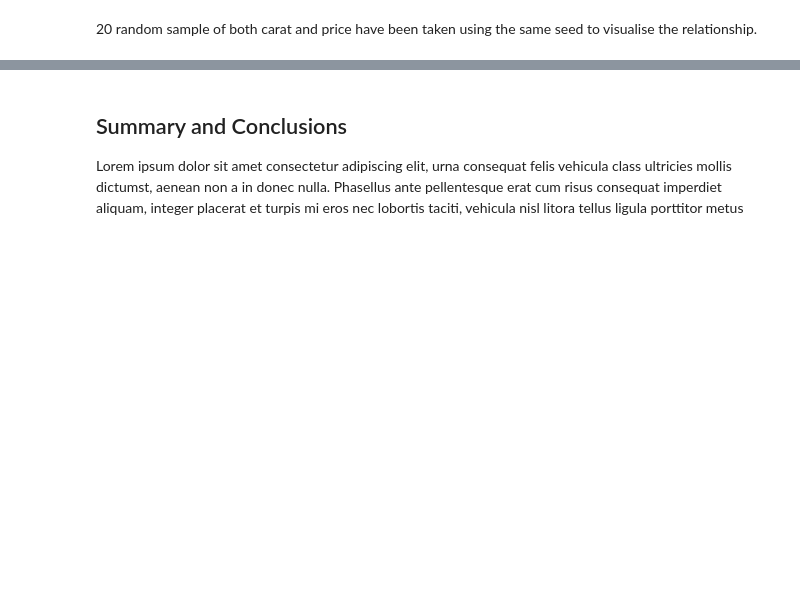
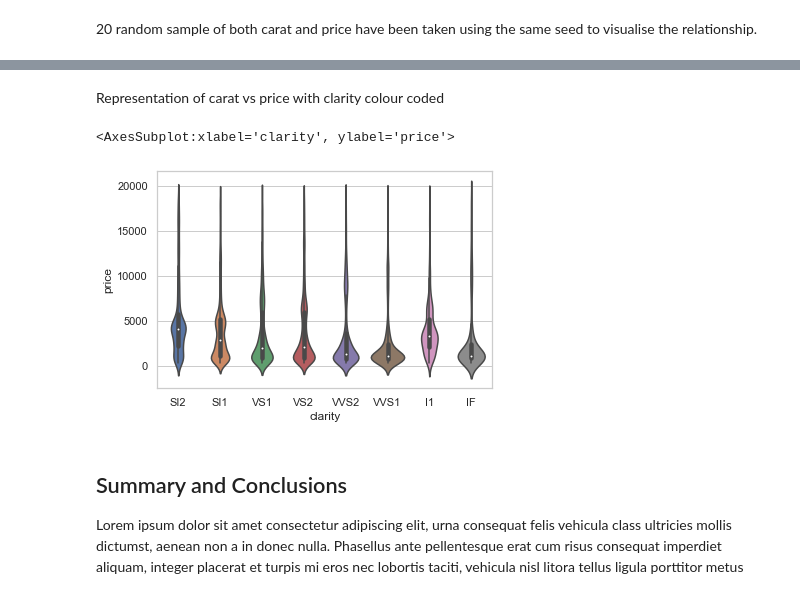
Before and after one commit to ritizzzz/math-phase1, a Jupyter notebook: phase1.ipynb, the cells around one changed output, grey strips where cells are left out. Saved outputs shown, nothing was run; the diff lists cells and outputs as text; code cells hidden in the pictures; blank space fills up the shorter version.

Commit message:
haha sea flap flap graph

```diff
--- a/phase1.ipynb
+++ b/phase1.ipynb
@@ -261,3 +259,11 @@ Representation of carat vs price with clarity colour coded
+# %% [markdown]
+Representation of carat vs price with clarity colour coded
+# %%
+sns.set_style()
+sns.violinplot(x='clarity', y='price', data=df)
+# %% [output]
+<AxesSubplot:xlabel='clarity', ylabel='price'>
+[figure, added]
 # %% [markdown]
 ## Summary and Conclusions
 Lorem ipsum dolor sit amet consectetur adipiscing elit, urna consequat felis vehicula class ultricies mollis dictumst, aenean non a in donec nulla. Phasellus ante pellentesque erat cum risus consequat imperdiet aliquam, integer placerat et turpis mi eros nec lobortis taciti, vehicula nisl litora tellus ligula porttitor metus
```
Also changed, not shown: parts of 3 cells of this notebook.
